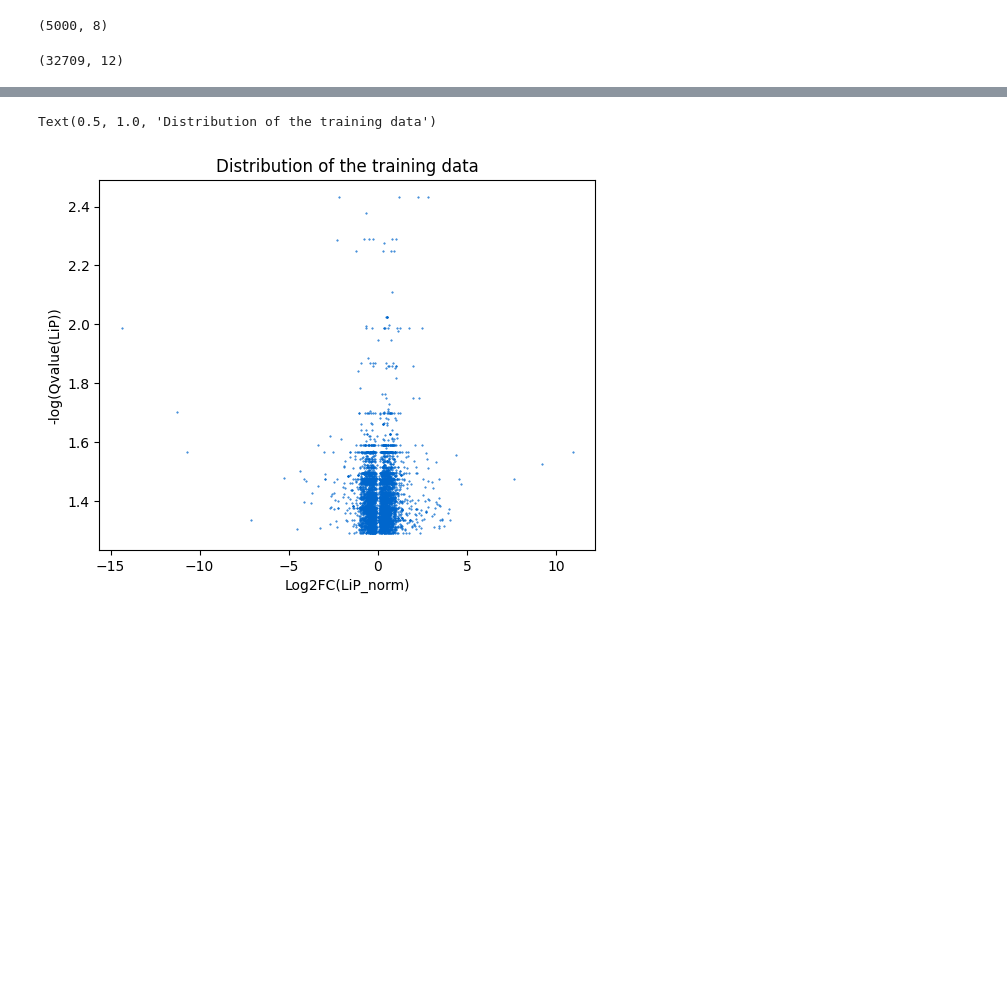
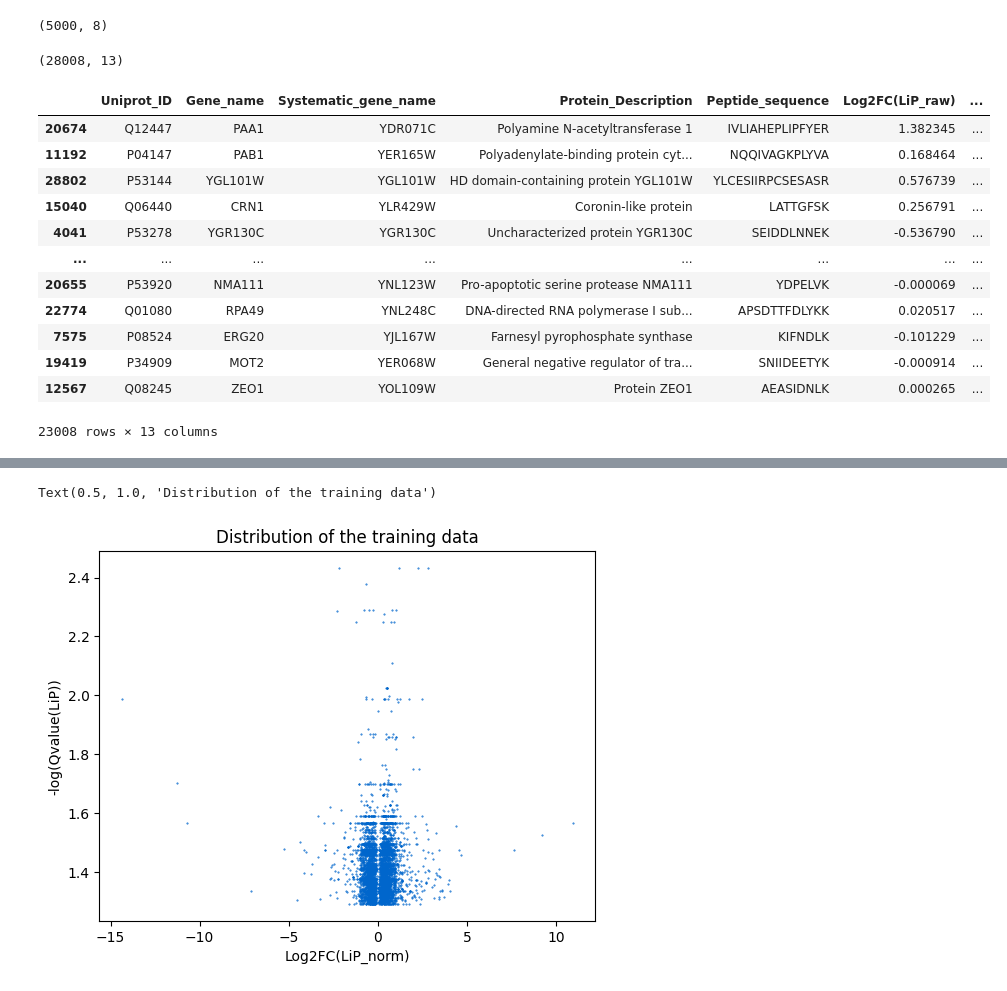
Before and after one commit to gustavoschewinski/tuning-protein, a Jupyter notebook: 0.data-analysis.ipynb, the cells around one changed output, grey strips where cells are left out. Drawn from its saved outputs; the diff is of its cells as text; code cells hidden in the pictures; blank space fills up the shorter version.

```diff
--- a/0.data-analysis.ipynb
+++ b/0.data-analysis.ipynb
@@ -14,7 +14,3 @@ original_excel
 df.shape
 # %% [output]
 (5000, 8)
-# %%
-original_excel.shape
-# %% [output]
-(32709, 12)
@@ -25,3 +34,27 @@ original_excel = pd.read_excel('data/OsmoticStress.xlsx')
+# %%
+#original_excel = pd.read_excel('data/OsmoticStress.xlsx')
+original_excel["full_sequence"] = original_excel["full_sequence"].astype(str)
+
+trimmed_original = original_excel[original_excel['full_sequence'].apply(lambda x: len(x)) < 1000]
+trimmed_original = trimmed_original.sort_values(by=['Qvalue(LiP)'],ascending=True)
+print(trimmed_original.shape)
+trimmed_original = trimmed_original.iloc[5000:,:]
+trimmed_original
+# %% [output]
+(28008, 13)
+|  | Uniprot_ID | Gene_name | Systematic_gene_name | Protein_Description | Peptide_sequence | Log2FC(LiP_raw) | ... |
+| 20674 | Q12447 | PAA1 | YDR071C | Polyamine N-acetyltransferase 1 | IVLIAHEPLIPFYER | 1.382345 | ... |
+| 11192 | P04147 | PAB1 | YER165W | Polyadenylate-binding protein cyt... | NQQIVAGKPLYVA | 0.168464 | ... |
+| 28802 | P53144 | YGL101W | YGL101W | HD domain-containing protein YGL101W | YLCESIIRPCSESASR | 0.576739 | ... |
+| 15040 | Q06440 | CRN1 | YLR429W | Coronin-like protein | LATTGFSK | 0.256791 | ... |
+| 4041 | P53278 | YGR130C | YGR130C | Uncharacterized protein YGR130C | SEIDDLNNEK | -0.536790 | ... |
+| ... | ... | ... | ... | ... | ... | ... | ... |
+| 20655 | P53920 | NMA111 | YNL123W | Pro-apoptotic serine protease NMA111 | YDPELVK | -0.000069 | ... |
+| 22774 | Q01080 | RPA49 | YNL248C | DNA-directed RNA polymerase I sub... | APSDTTFDLYKK | 0.020517 | ... |
+| 7575 | P08524 | ERG20 | YJL167W | Farnesyl pyrophosphate synthase | KIFNDLK | -0.101229 | ... |
+| 19419 | P34909 | MOT2 | YER068W | General negative regulator of tra... | SNIIDEETYK | -0.000914 | ... |
+| 12567 | Q08245 | ZEO1 | YOL109W | Protein ZEO1 | AEASIDNLK | 0.000265 | ... |
+23008 rows × 13 columns
 # %%
 original_excel
 indexs = df.sort_values(by=['index'],ascending=False)
```
Also changed, not shown: parts of 3 cells of this notebook.
